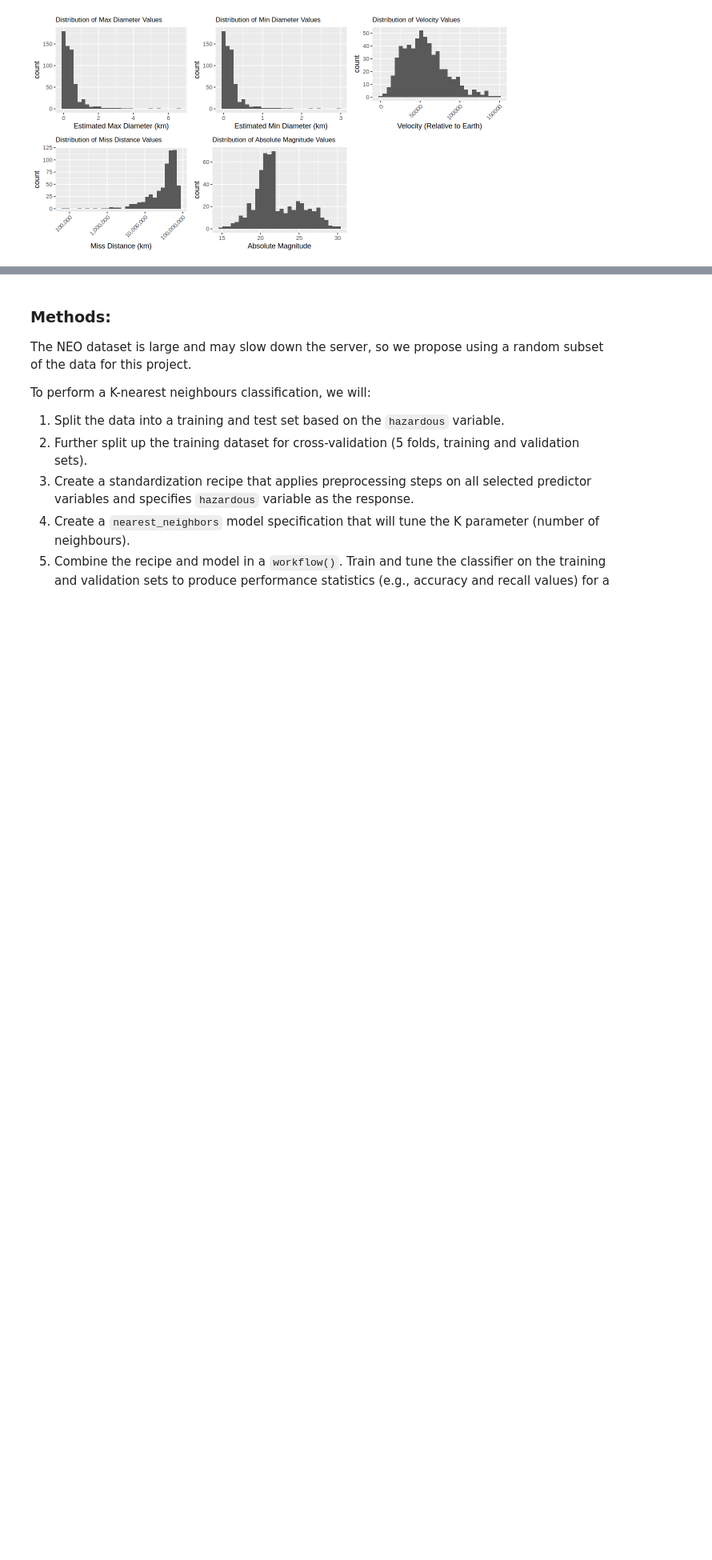
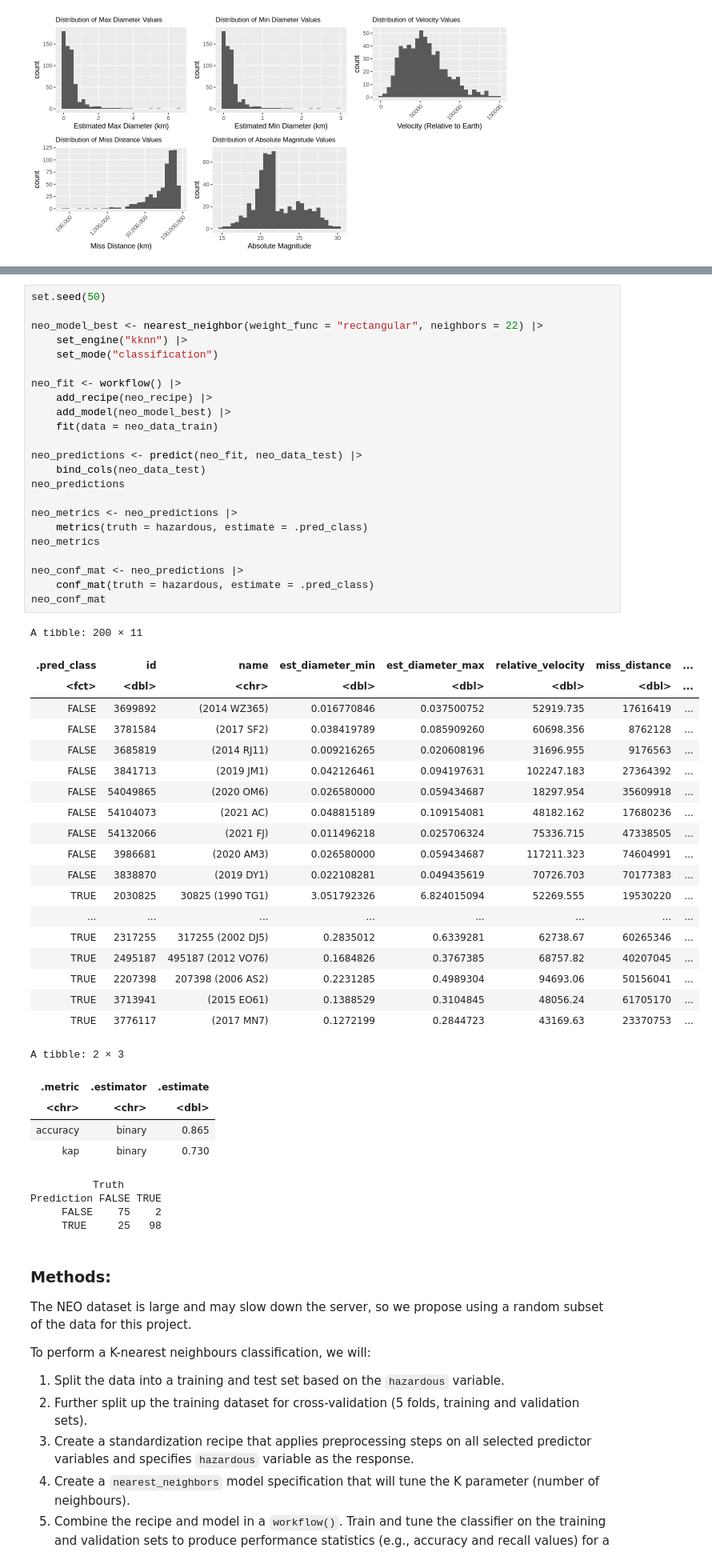
Before and after one commit to LongTortue/DSCI100-Group-Project, a Jupyter notebook: GroupReport.ipynb, the cells around one changed output, grey strips where cells are left out. Shown at 80% size. Saved outputs shown, nothing was run; the diff lists cells and outputs as text; blank space fills up the shorter version.

Commit message:
Fit testing data + Conf. matrix

```diff
--- a/GroupReport.ipynb
+++ b/GroupReport.ipynb
@@ -267,6 +266,58 @@ A tibble: 58 × 7
 | 30 | accuracy | binary | 0.8383333 | 5 | 0.006236096 | Preprocessor1_Model29 |
 | 30 | roc_auc | binary | 0.8875833 | 5 | 0.019167250 | Preprocessor1_Model29 |
 [figure]
+# %%
+set.seed(50)
+
+neo_model_best <- nearest_neighbor(weight_func = "rectangular", neighbors = 22) |>
+    set_engine("kknn") |>
+    set_mode("classification")
+
+neo_fit <- workflow() |>
+    add_recipe(neo_recipe) |>
+    add_model(neo_model_best) |>
+    fit(data = neo_data_train)
+
+neo_predictions <- predict(neo_fit, neo_data_test) |>
+    bind_cols(neo_data_test)
+neo_predictions
+
+neo_metrics <- neo_predictions |>
+    metrics(truth = hazardous, estimate = .pred_class)
+neo_metrics
+
+neo_conf_mat <- neo_predictions |>
+    conf_mat(truth = hazardous, estimate = .pred_class)
+neo_conf_mat
+# %% [output]
+A tibble: 200 × 11
+| .pred_class | id | name | est_diameter_min | est_diameter_max | relative_velocity | miss_distance | ... |
+| <fct> | <dbl> | <chr> | <dbl> | <dbl> | <dbl> | <dbl> | ... |
+| FALSE | 3699892 | (2014 WZ365) | 0.016770846 | 0.037500752 | 52919.735 | 17616419 | ... |
+| FALSE | 3781584 | (2017 SF2) | 0.038419789 | 0.085909260 | 60698.356 | 8762128 | ... |
+| FALSE | 3685819 | (2014 RJ11) | 0.009216265 | 0.020608196 | 31696.955 | 9176563 | ... |
+| FALSE | 3841713 | (2019 JM1) | 0.042126461 | 0.094197631 | 102247.183 | 27364392 | ... |
+| FALSE | 54049865 | (2020 OM6) | 0.026580000 | 0.059434687 | 18297.954 | 35609918 | ... |
+| FALSE | 54104073 | (2021 AC) | 0.048815189 | 0.109154081 | 48182.162 | 17680236 | ... |
+| FALSE | 54132066 | (2021 FJ) | 0.011496218 | 0.025706324 | 75336.715 | 47338505 | ... |
+| FALSE | 3986681 | (2020 AM3) | 0.026580000 | 0.059434687 | 117211.323 | 74604991 | ... |
+| FALSE | 3838870 | (2019 DY1) | 0.022108281 | 0.049435619 | 70726.703 | 70177383 | ... |
+| TRUE | 2030825 | 30825 (1990 TG1) | 3.051792326 | 6.824015094 | 52269.555 | 19530220 | ... |
+| ... | ... | ... | ... | ... | ... | ... | ... |
+| TRUE | 2317255 | 317255 (2002 DJ5) | 0.2835012 | 0.6339281 | 62738.67 | 60265346 | ... |
+| TRUE | 2495187 | 495187 (2012 VO76) | 0.1684826 | 0.3767385 | 68757.82 | 40207045 | ... |
+| TRUE | 2207398 | 207398 (2006 AS2) | 0.2231285 | 0.4989304 | 94693.06 | 50156041 | ... |
+| TRUE | 3713941 | (2015 EO61) | 0.1388529 | 0.3104845 | 48056.24 | 61705170 | ... |
+| TRUE | 3776117 | (2017 MN7) | 0.1272199 | 0.2844723 | 43169.63 | 23370753 | ... |
+A tibble: 2 × 3
+| .metric | .estimator | .estimate |
+| <chr> | <chr> | <dbl> |
+| accuracy | binary | 0.865 |
+| kap | binary | 0.730 |
+          Truth
+Prediction FALSE TRUE
+     FALSE    75    2
+     TRUE     25   98
 # %% [markdown]
 ### Methods:
 The NEO dataset is large and may slow down the server, so we propose using a random subset of the data for this project.
```
Also changed, not shown: parts of 1 cell of this notebook.
